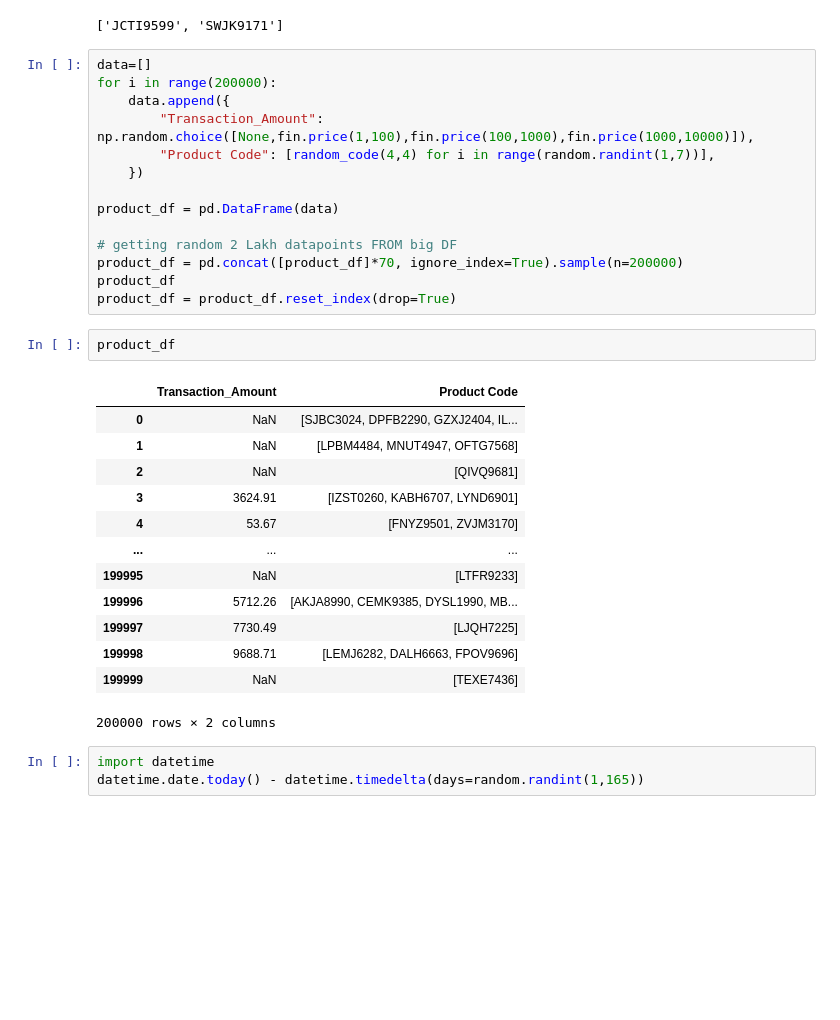
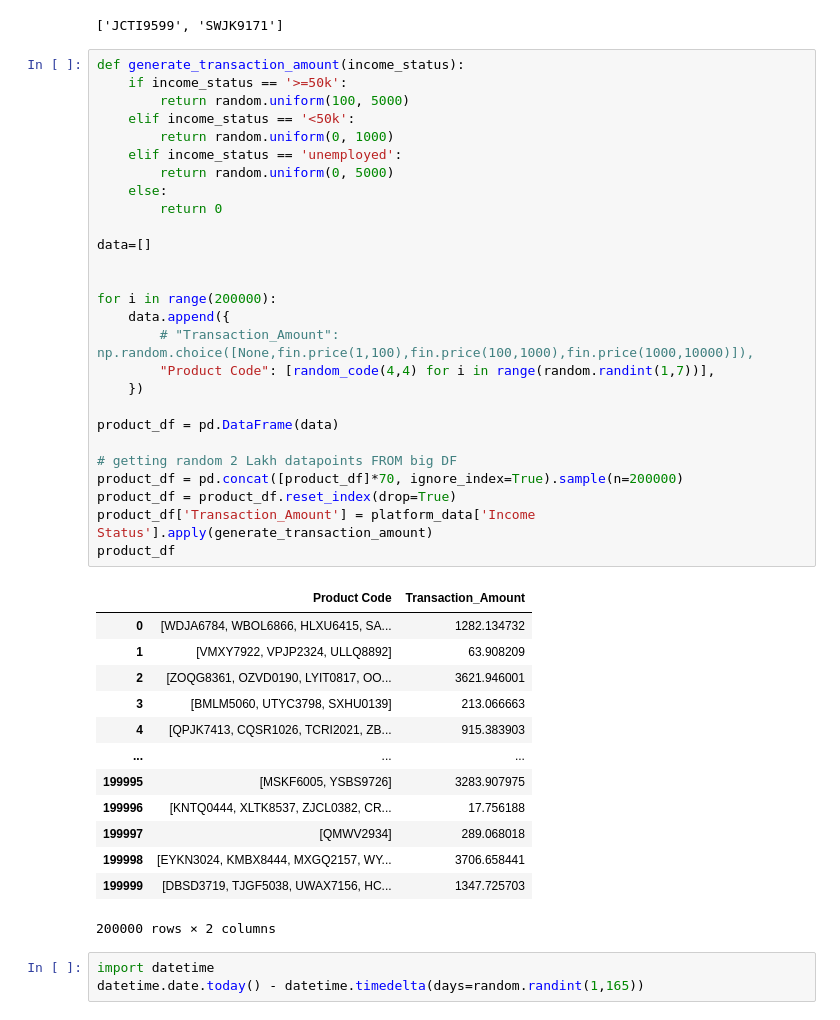
Before and after one commit to harzrawat/Internship_practice, a Jupyter notebook: churn_prediction/synthetic_data.ipynb, the cells around one changed output. Saved outputs shown, nothing was run; the diff lists cells and outputs as text; blank space fills up the shorter version.

```diff
--- a/churn_prediction/synthetic_data.ipynb
+++ b/churn_prediction/synthetic_data.ipynb
@@ -378,35 +380,46 @@ products = [random_code(4,4) for i in range(4517)]
 # %% [output]
 ['JCTI9599', 'SWJK9171']
 # %%
+def generate_transaction_amount(income_status):
+    if income_status == '>=50k':
+        return random.uniform(100, 5000)
+    elif income_status == '<50k':
+        return random.uniform(0, 1000)
+    elif income_status == 'unemployed':
+        return random.uniform(0, 5000)
+    else:
+        return 0
+
 data=[]
+
+
 for i in range(200000):
     data.append({
-        "Transaction_Amount": np.random.choice([None,fin.price(1,100),fin.price(100,1000),fin.price(1000,10000)]),
+        # "Transaction_Amount": np.random.choice([None,fin.price(1,100),fin.price(100,1000),fin.price(1000,10000)]),
         "Product Code": [random_code(4,4) for i in range(random.randint(1,7))],
     })
 
 product_df = pd.DataFrame(data)
 
 # getting random 2 Lakh datapoints FROM big DF
 product_df = pd.concat([product_df]*70, ignore_index=True).sample(n=200000)
+product_df = product_df.reset_index(drop=True)
+product_df['Transaction_Amount'] = platform_data['Income Status'].apply(generate_transaction_amount)
 product_df
-product_df = product_df.reset_index(drop=True)
+# %% [output]
+|  | Product Code | Transaction_Amount |
+| 0 | [WDJA6784, WBOL6866, HLXU6415, SA... | 1282.134732 |
+| 1 | [VMXY7922, VPJP2324, ULLQ8892] | 63.908209 |
+| 2 | [ZOQG8361, OZVD0190, LYIT0817, OO... | 3621.946001 |
+| 3 | [BMLM5060, UTYC3798, SXHU0139] | 213.066663 |
+| 4 | [QPJK7413, CQSR1026, TCRI2021, ZB... | 915.383903 |
+| ... | ... | ... |
+| 199995 | [MSKF6005, YSBS9726] | 3283.907975 |
+| 199996 | [KNTQ0444, XLTK8537, ZJCL0382, CR... | 17.756188 |
+| 199997 | [QMWV2934] | 289.068018 |
+| 199998 | [EYKN3024, KMBX8444, MXGQ2157, WY... | 3706.658441 |
+| 199999 | [DBSD3719, TJGF5038, UWAX7156, HC... | 1347.725703 |
+200000 rows × 2 columns
-# %%
-product_df
-# %% [output]
-|  | Transaction_Amount | Product Code |
-| 0 | NaN | [SJBC3024, DPFB2290, GZXJ2404, IL... |
-| 1 | NaN | [LPBM4484, MNUT4947, OFTG7568] |
-| 2 | NaN | [QIVQ9681] |
-| 3 | 3624.91 | [IZST0260, KABH6707, LYND6901] |
-| 4 | 53.67 | [FNYZ9501, ZVJM3170] |
-| ... | ... | ... |
-| 199995 | NaN | [LTFR9233] |
-| 199996 | 5712.26 | [AKJA8990, CEMK9385, DYSL1990, MB... |
-| 199997 | 7730.49 | [LJQH7225] |
-| 199998 | 9688.71 | [LEMJ6282, DALH6663, FPOV9696] |
-| 199999 | NaN | [TEXE7436] |
-200000 rows × 2 columns
 # %%
 import datetime
 datetime.date.today() - datetime.timedelta(days=random.randint(1,165))
```
Also changed, not shown: parts of 11 cells of this notebook, 4 other files.
